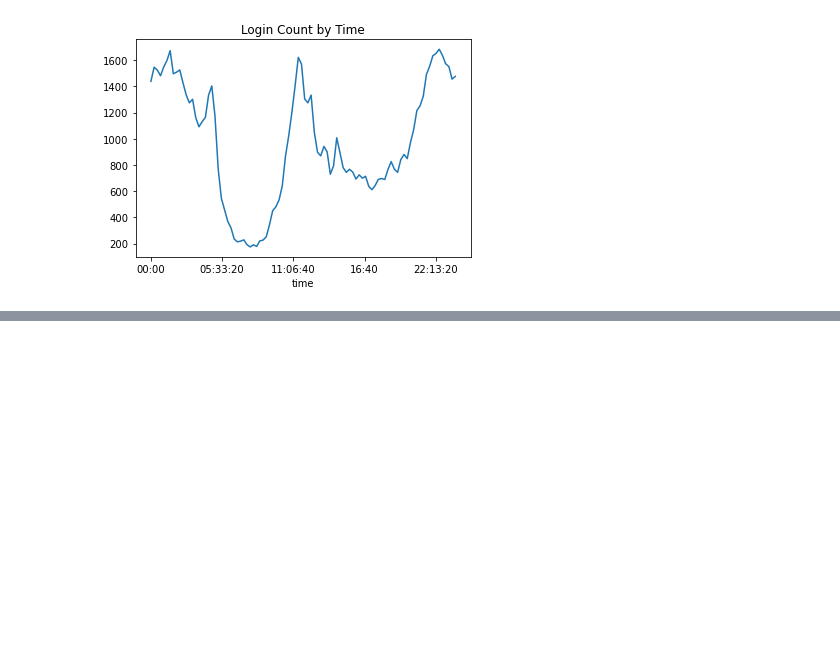
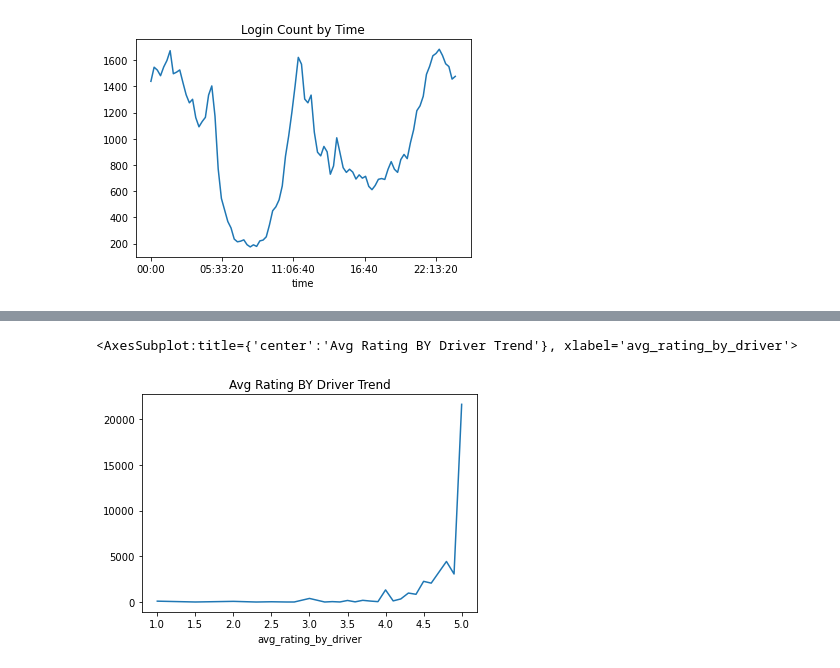
Before and after one commit to dineshh912/datascience_casestudy_springboard, a Jupyter notebook: ultimate-challenge/ultimate_challenge_solution.ipynb, the cells around one changed output, grey strips where cells are left out. Saved outputs shown, nothing was run; the diff lists cells and outputs as text; code cells hidden in the pictures; blank space fills up the shorter version.

```diff
--- a/ultimate-challenge/ultimate_challenge_solution.ipynb
+++ b/ultimate-challenge/ultimate_challenge_solution.ipynb
@@ -222,0 +316,6 @@ FALSE otherwise
+# %%
+# Check ratings 1-5
+ultimate_wo_na.groupby(['avg_rating_by_driver'])['avg_rating_by_driver'].count().plot(title="Avg Rating BY Driver Trend")
+# %% [output]
+<AxesSubplot:title={'center':'Avg Rating BY Driver Trend'}, xlabel='avg_rating_by_driver'>
+[figure, added]
```
Also changed, not shown: parts of 50 cells of this notebook.
